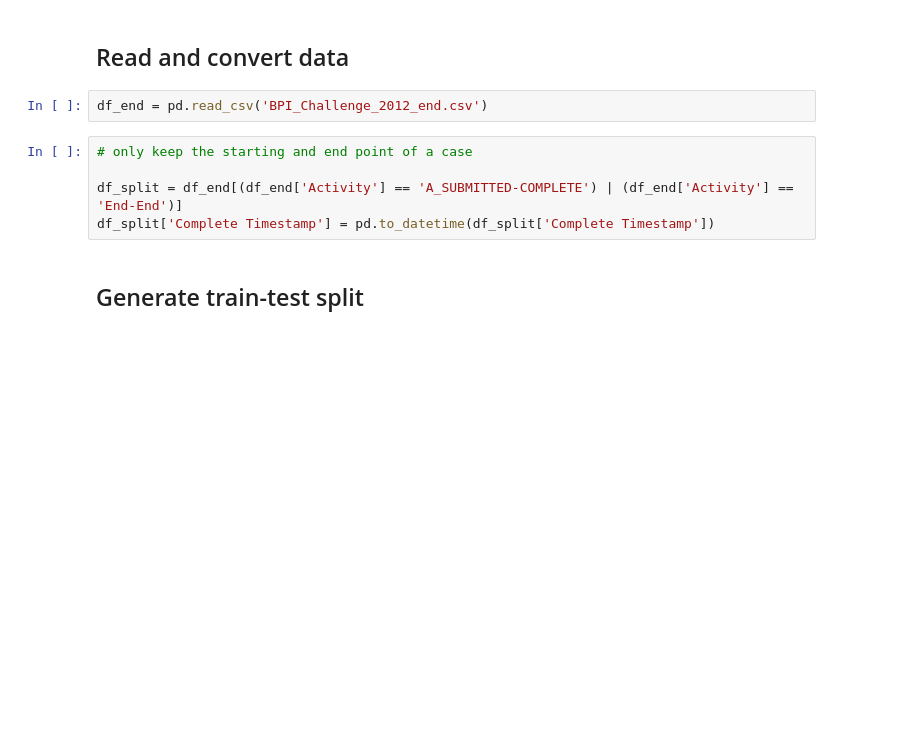
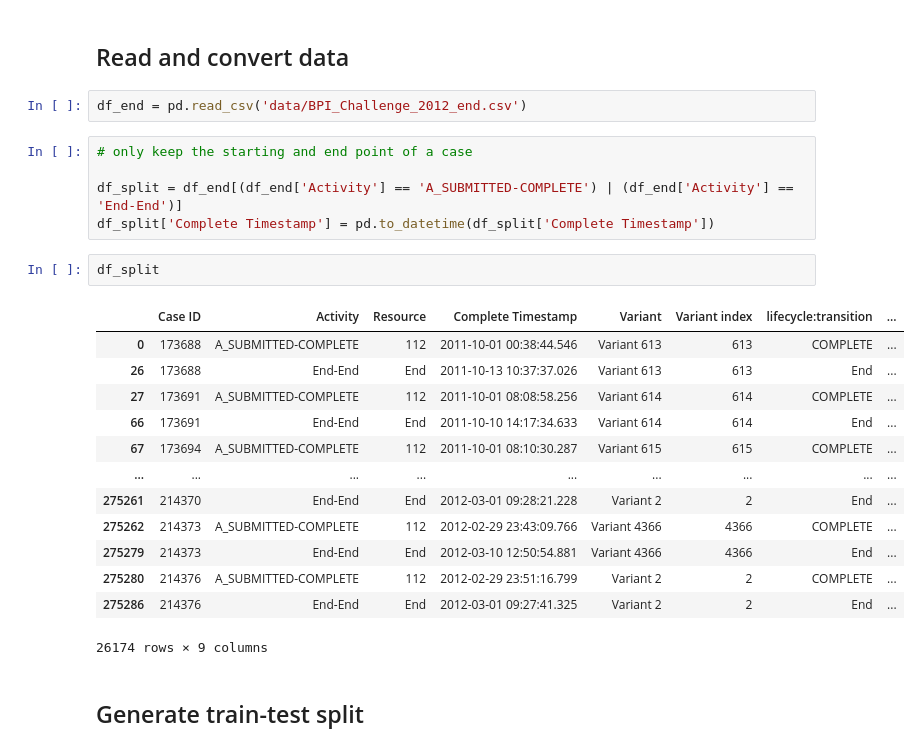
Before and after one commit to daangouw/Process-Mining, a Jupyter notebook: traintest_split.ipynb, the cells around one changed output. Cells and saved outputs as stored; diff of their text form; blank space fills up the shorter version.

```diff
--- a/traintest_split.ipynb
+++ b/traintest_split.ipynb
@@ -9,12 +9,28 @@ from sklearn.model_selection import train_test_split
 # %% [markdown]
 ## Read and convert data
 # %%
-df_end = pd.read_csv('BPI_Challenge_2012_end.csv')
+df_end = pd.read_csv('data/BPI_Challenge_2012_end.csv')
 # %%
 # only keep the starting and end point of a case
 
 df_split = df_end[(df_end['Activity'] == 'A_SUBMITTED-COMPLETE') | (df_end['Activity'] == 'End-End')]
 df_split['Complete Timestamp'] = pd.to_datetime(df_split['Complete Timestamp'])
+# %%
+df_split
+# %% [output]
+|  | Case ID | Activity | Resource | Complete Timestamp | Variant | Variant index | lifecycle:transition | ... |
+| 0 | 173688 | A_SUBMITTED-COMPLETE | 112 | 2011-10-01 00:38:44.546 | Variant 613 | 613 | COMPLETE | ... |
+| 26 | 173688 | End-End | End | 2011-10-13 10:37:37.026 | Variant 613 | 613 | End | ... |
+| 27 | 173691 | A_SUBMITTED-COMPLETE | 112 | 2011-10-01 08:08:58.256 | Variant 614 | 614 | COMPLETE | ... |
+| 66 | 173691 | End-End | End | 2011-10-10 14:17:34.633 | Variant 614 | 614 | End | ... |
+| 67 | 173694 | A_SUBMITTED-COMPLETE | 112 | 2011-10-01 08:10:30.287 | Variant 615 | 615 | COMPLETE | ... |
+| ... | ... | ... | ... | ... | ... | ... | ... | ... |
+| 275261 | 214370 | End-End | End | 2012-03-01 09:28:21.228 | Variant 2 | 2 | End | ... |
+| 275262 | 214373 | A_SUBMITTED-COMPLETE | 112 | 2012-02-29 23:43:09.766 | Variant 4366 | 4366 | COMPLETE | ... |
+| 275279 | 214373 | End-End | End | 2012-03-10 12:50:54.881 | Variant 4366 | 4366 | End | ... |
+| 275280 | 214376 | A_SUBMITTED-COMPLETE | 112 | 2012-02-29 23:51:16.799 | Variant 2 | 2 | COMPLETE | ... |
+| 275286 | 214376 | End-End | End | 2012-03-01 09:27:41.325 | Variant 2 | 2 | End | ... |
+26174 rows × 9 columns
 # %% [markdown]
 ## Generate train-test split
 # %%
```
Also changed, not shown: parts of 2 cells of this notebook, 2 other files.
